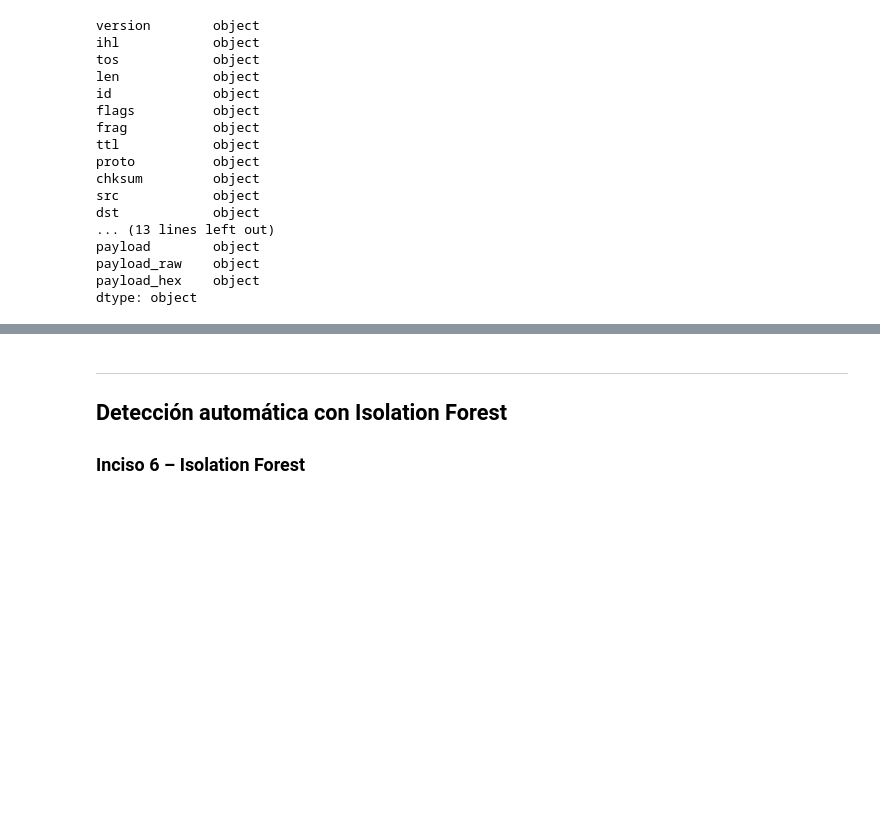
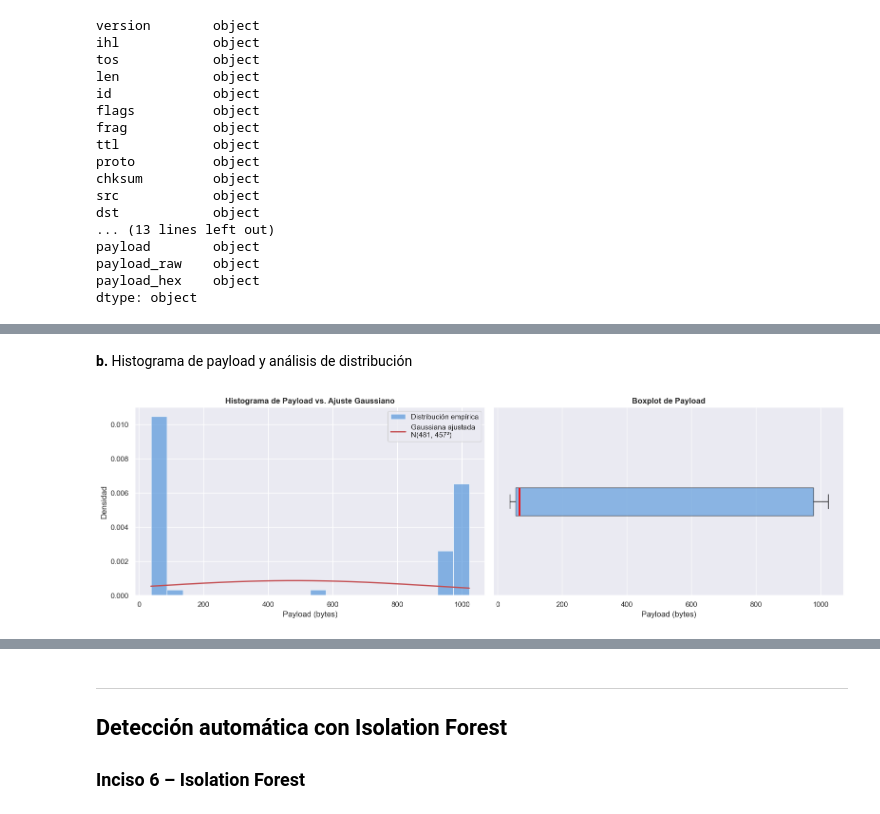
Before and after one commit to Sofiamishel2003/Analisis-de-paquetes-y-deteccion-de-anomalias, a Jupyter notebook: Laboratorio5_Analisis_Trafico.ipynb, the cells around one changed output, grey strips where cells are left out. Cells and saved outputs as stored; diff of their text form; code cells hidden in the pictures; blank space fills up the shorter version.

Commit message:
Feat: Estadísticas y detección con Z-Score

```diff
--- a/Laboratorio5_Analisis_Trafico.ipynb
+++ b/Laboratorio5_Analisis_Trafico.ipynb
@@ -239,42 +282,30 @@ else:
+# %% [markdown]
+**b.** Histograma de payload y análisis de distribución
 # %%
-# b. Histograma de payload y análisis de distribución
 fig, axes = plt.subplots(1, 2, figsize=(16, 5))
 
 # Histograma
 ax = axes[0]
 data = df['payload'].values
 ax.hist(data, bins=20, density=True, alpha=0.65, color='#4A90D9', edgecolor='white', label='Distribución empírica')
 mu, sigma = data.mean(), data.std()
 x = np.linspace(data.min(), data.max(), 300)
 ax.plot(x, stats.norm.pdf(x, mu, sigma), 'r-', lw=2, label=f'Gaussiana ajustada\nN({mu:.0f}, {sigma:.0f}²)')
 ax.set_title('Histograma de Payload vs. Ajuste Gaussiano', fontweight='bold')
 ax.set_xlabel('Payload (bytes)')
 ax.set_ylabel('Densidad')
 ax.legend()
 
 # Boxplot
 ax2 = axes[1]
 ax2.boxplot(data, vert=False, patch_artist=True,
             boxprops=dict(facecolor='#4A90D9', alpha=0.6),
             medianprops=dict(color='red', linewidth=2))
 ax2.set_title('Boxplot de Payload', fontweight='bold')
 ax2.set_xlabel('Payload (bytes)')
 ax2.set_yticks([])
 
 plt.tight_layout()
 plt.show()
-
-print("""
-Análisis de la distribución:
-La distribución del payload NO es normal (no gaussiana). El histograma muestra
-una distribución bimodal/dispersa: muchos paquetes pequeños (consultas DNS
-legítimas, ~37 bytes) y muchos paquetes grandes (respuestas con datos
-exfiltrados, 900-1023 bytes). Esta distribución es muy diferente a una
-campana de Gauss simétrica.
-
-Esto explica por qué el Z-score basado en el pcap no detecta anomalías:
-la media se desplaza hacia el centro entre los dos grupos (~481 bytes),
-y la desviación estándar es tan grande que ningún punto queda a más
-de 3σ de la media inflada. El Z-score "normal" pierde sensibilidad
-cuando los datos anómalos son tantos que distorsionan los parámetros.
-""")
+# %% [output]
+[figure, added]
```
Also changed, not shown: parts of 19 cells of this notebook.
